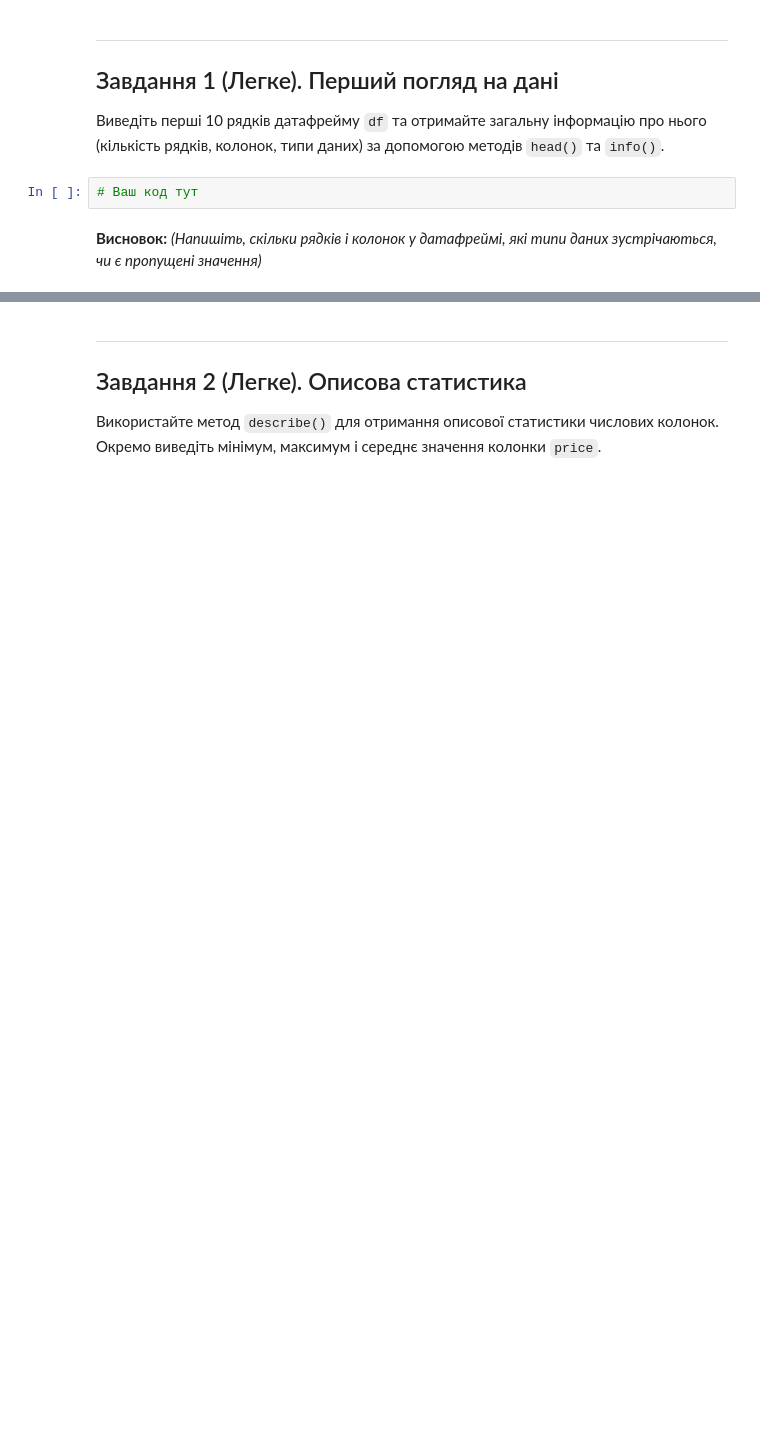
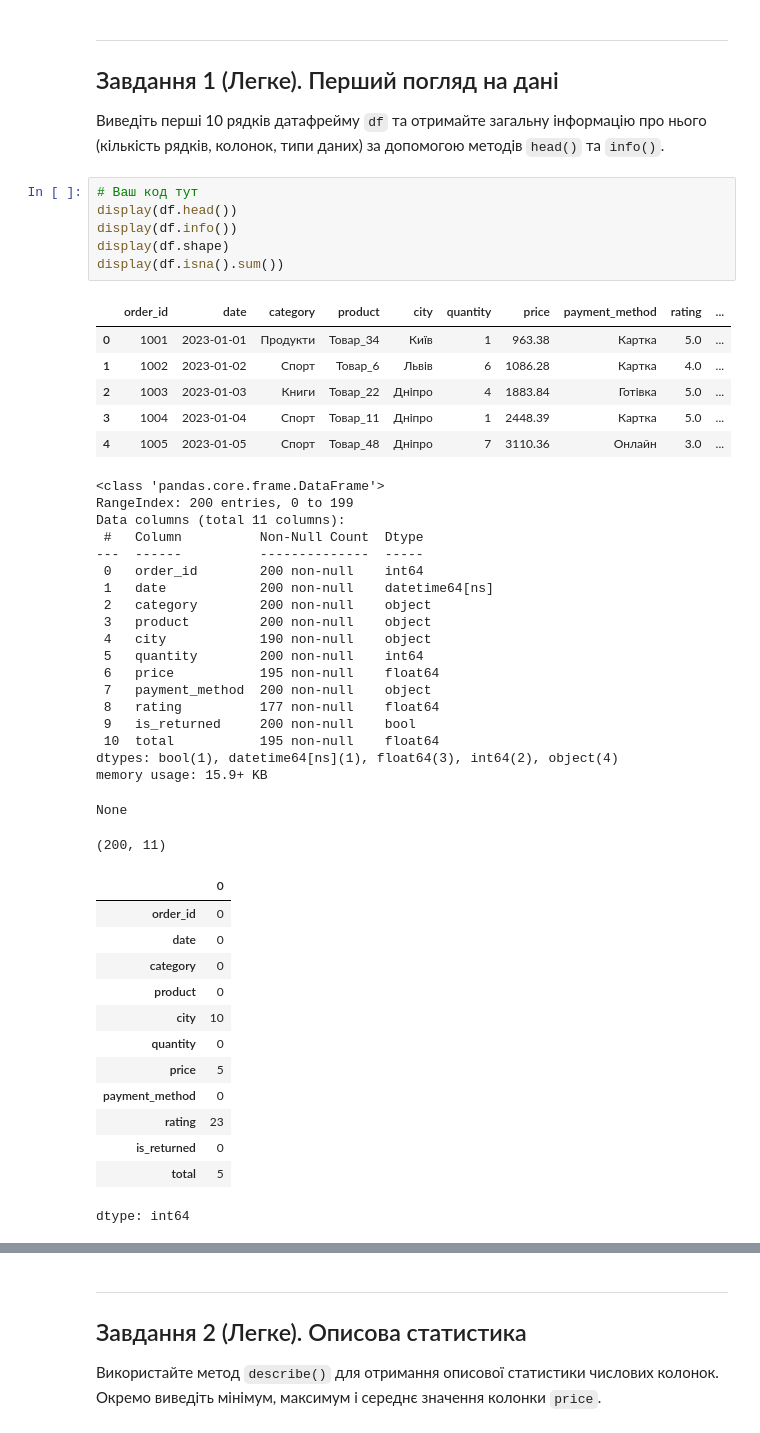
Before and after one commit to zzzer0-wav/myDTA_2026, a Jupyter notebook: classmade/PANDAS_tasks_beginners_DTA.ipynb, the cells around one changed output, grey strips where cells are left out. Drawn from its saved outputs; the diff is of its cells as text; blank space fills up the shorter version.

```diff
--- a/classmade/PANDAS_tasks_beginners_DTA.ipynb
+++ b/classmade/PANDAS_tasks_beginners_DTA.ipynb
@@ -54,7 +57,49 @@ print('Колонки:', list(df.columns))
 ## Завдання 1 (Легке). Перший погляд на дані
 
 Виведіть перші 10 рядків датафрейму `df` та отримайте загальну інформацію про нього (кількість рядків, колонок, типи даних) за допомогою методів `head()` та `info()`.
-# %%
-# Ваш код тут
-# %% [markdown]
-**Висновок:** *(Напишіть, скільки рядків і колонок у датафреймі, які типи даних зустрічаються, чи є пропущені значення)*
+# %%
+# Ваш код тут
+display(df.head())
+display(df.info())
+display(df.shape)
+display(df.isna().sum())
+# %% [output]
+|  | order_id | date | category | product | city | quantity | price | payment_method | rating | ... |
+| 0 | 1001 | 2023-01-01 | Продукти | Товар_34 | Київ | 1 | 963.38 | Картка | 5.0 | ... |
+| 1 | 1002 | 2023-01-02 | Спорт | Товар_6 | Львів | 6 | 1086.28 | Картка | 4.0 | ... |
+| 2 | 1003 | 2023-01-03 | Книги | Товар_22 | Дніпро | 4 | 1883.84 | Готівка | 5.0 | ... |
+| 3 | 1004 | 2023-01-04 | Спорт | Товар_11 | Дніпро | 1 | 2448.39 | Картка | 5.0 | ... |
+| 4 | 1005 | 2023-01-05 | Спорт | Товар_48 | Дніпро | 7 | 3110.36 | Онлайн | 3.0 | ... |
+<class 'pandas.core.frame.DataFrame'>
+RangeIndex: 200 entries, 0 to 199
+Data columns (total 11 columns):
+ #   Column          Non-Null Count  Dtype
+---  ------          --------------  -----
+ 0   order_id        200 non-null    int64
+ 1   date            200 non-null    datetime64[ns]
+ 2   category        200 non-null    object
+ 3   product         200 non-null    object
+ 4   city            190 non-null    object
+ 5   quantity        200 non-null    int64
+ 6   price           195 non-null    float64
+ 7   payment_method  200 non-null    object
+ 8   rating          177 non-null    float64
+ 9   is_returned     200 non-null    bool
+ 10  total           195 non-null    float64
+dtypes: bool(1), datetime64[ns](1), float64(3), int64(2), object(4)
+memory usage: 15.9+ KB
+None
+(200, 11)
+|  | 0 |
+| order_id | 0 |
+| date | 0 |
+| category | 0 |
+| product | 0 |
+| city | 10 |
+| quantity | 0 |
+| price | 5 |
+| payment_method | 0 |
+| rating | 23 |
+| is_returned | 0 |
+| total | 5 |
+dtype: int64
```
Also changed, not shown: parts of 9 cells of this notebook.
